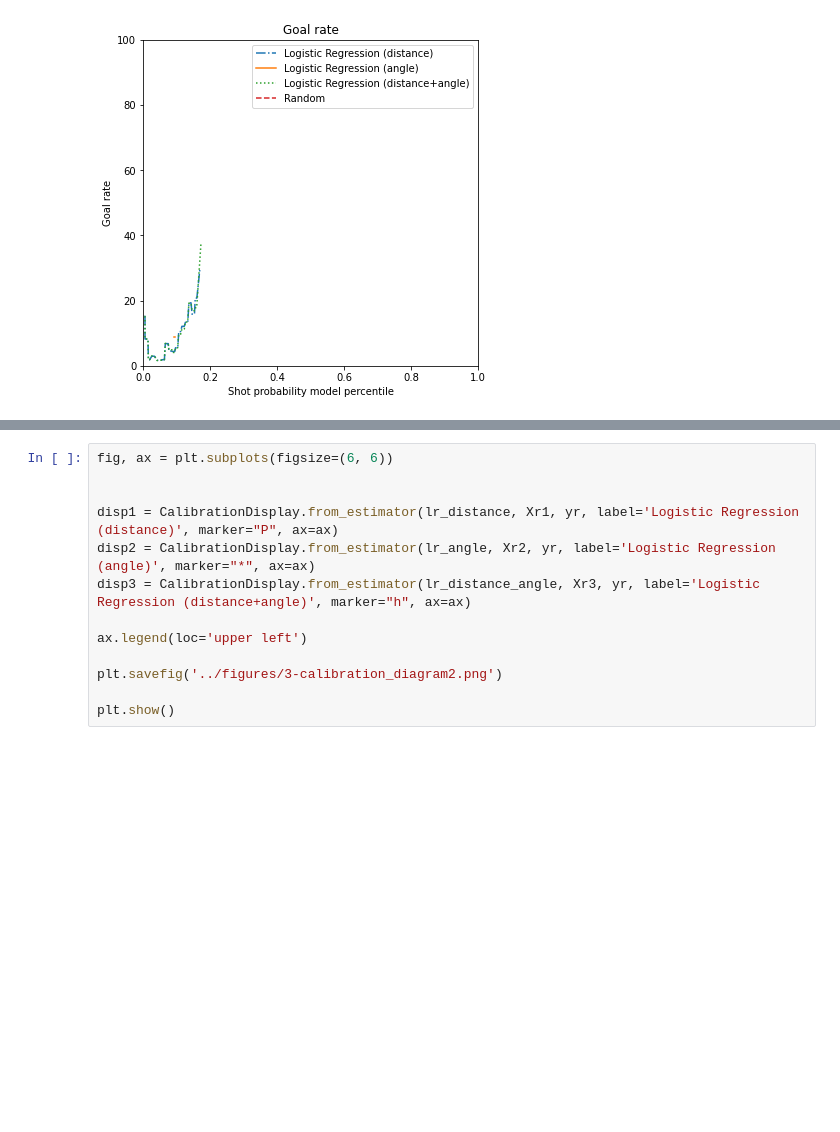
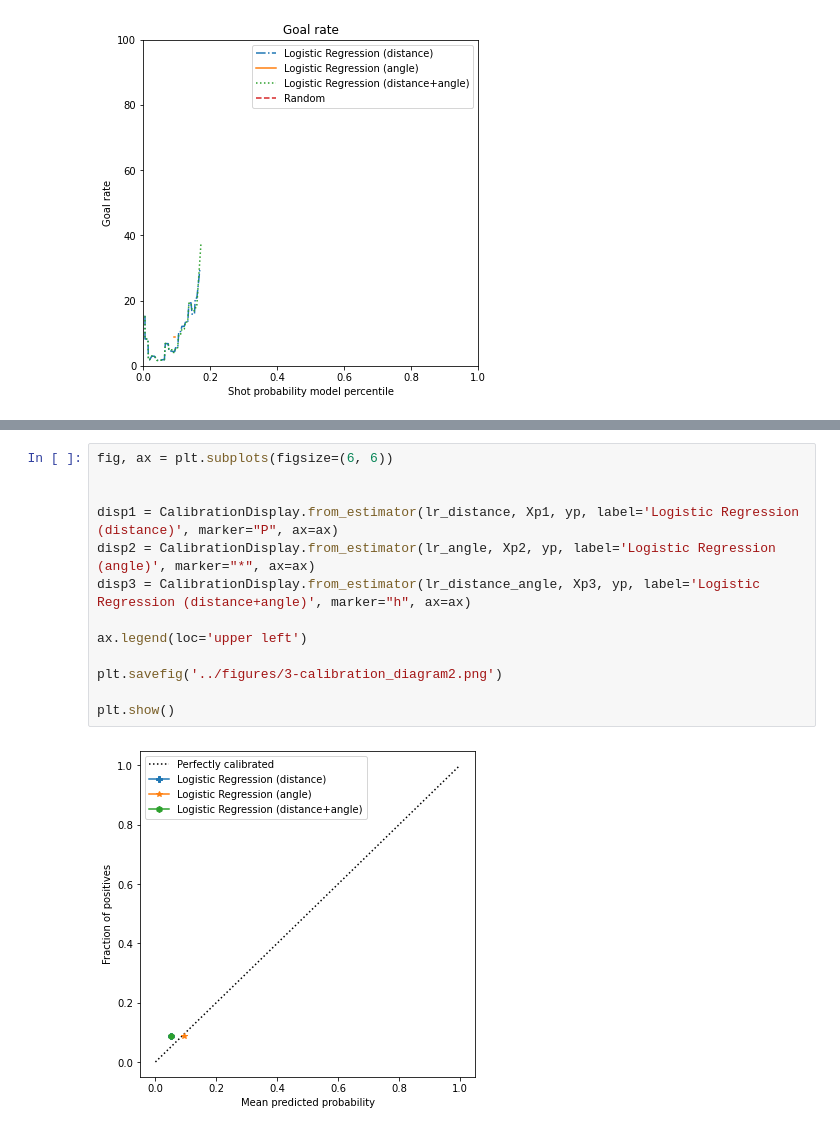
Before and after one commit to sorinmuchi/IFT6758, a Jupyter notebook: notebooks/7-EvaluateOnTestSet.ipynb, the cells around one changed output, grey strips where cells are left out. Cells and saved outputs as stored; diff of their text form; blank space fills up the shorter version.

```diff
--- a/notebooks/7-EvaluateOnTestSet.ipynb
+++ b/notebooks/7-EvaluateOnTestSet.ipynb
@@ -590,13 +590,15 @@ plt.show()
 # %%
 fig, ax = plt.subplots(figsize=(6, 6))
 
 
-disp1 = CalibrationDisplay.from_estimator(lr_distance, Xr1, yr, label='Logistic Regression (distance)', marker="P", ax=ax)
-disp2 = CalibrationDisplay.from_estimator(lr_angle, Xr2, yr, label='Logistic Regression (angle)', marker="*", ax=ax)
-disp3 = CalibrationDisplay.from_estimator(lr_distance_angle, Xr3, yr, label='Logistic Regression (distance+angle)', marker="h", ax=ax)
+disp1 = CalibrationDisplay.from_estimator(lr_distance, Xp1, yp, label='Logistic Regression (distance)', marker="P", ax=ax)
+disp2 = CalibrationDisplay.from_estimator(lr_angle, Xp2, yp, label='Logistic Regression (angle)', marker="*", ax=ax)
+disp3 = CalibrationDisplay.from_estimator(lr_distance_angle, Xp3, yp, label='Logistic Regression (distance+angle)', marker="h", ax=ax)
 
 ax.legend(loc='upper left')
 
 plt.savefig('../figures/3-calibration_diagram2.png')
 
 plt.show()
+# %% [output]
+[figure, added]
```
Also changed, not shown: parts of 1 cell of this notebook.
